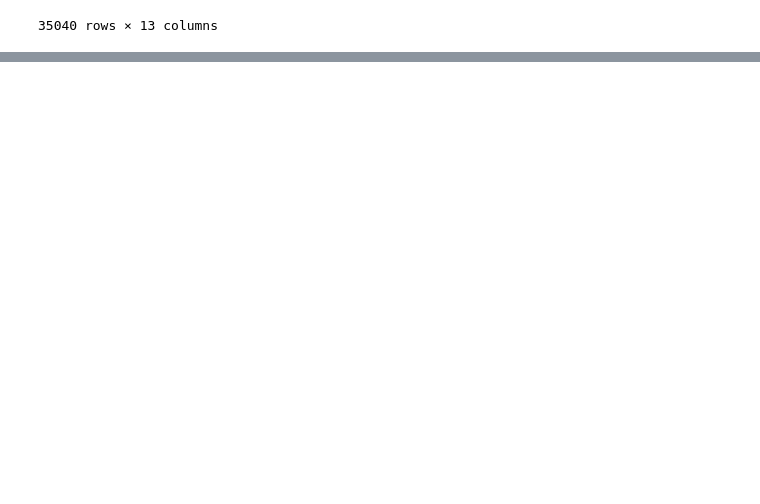
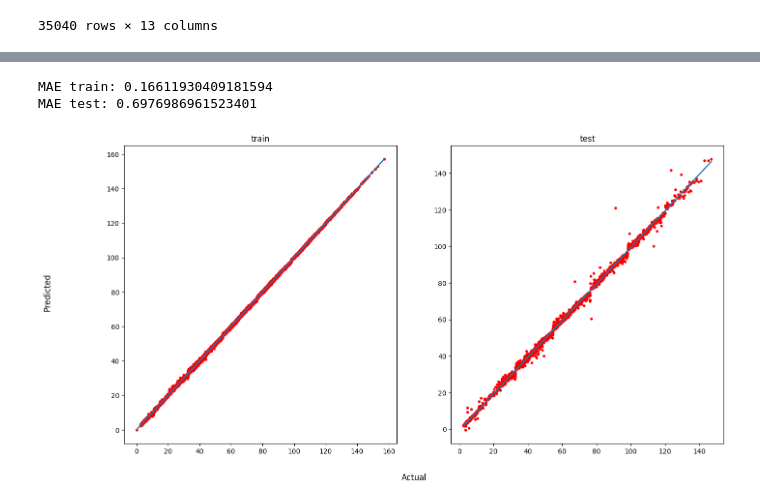
Before and after one commit to AndK37/energy-consumption-forecasting, a Jupyter notebook: energy.ipynb, the cells around one changed output, grey strips where cells are left out. Saved outputs shown, nothing was run; the diff lists cells and outputs as text; code cells hidden in the pictures; blank space fills up the shorter version.

```diff
--- a/energy.ipynb
+++ b/energy.ipynb
@@ -91,18 +65,21 @@ df
 | 35038 | 3.78 | 3.06 | 0.11 | 0.0 | 77.72 | ... |
 | 35039 | 3.67 | 3.02 | 0.07 | 0.0 | 77.22 | ... |
 35040 rows × 13 columns
+# %%
+df_train = df.sample(frac=0.8)
+df_test = df.drop(df_train.index)
 # %%
-n = 10000
+n = 1000
 nu = 0.1
 trees = []
 PARAMS = ['Lagging_Current_Reactive.Power_kVarh','Leading_Current_Reactive_Power_kVarh', 'CO2(tCO2)', 'Lagging_Current_Power_Factor', 'Leading_Current_Power_Factor', 'NSM', 'WeekStatus', 'Day_of_week', 'Load_Type', 'day', 'month', 'time']
-df['y_pred'] = df['Usage_kWh'].mean()
+df_train['y_pred'] = df_train['Usage_kWh'].mean()
 
 for i in range(n):
-    df['r'] = df['Usage_kWh'] - df['y_pred']
-    tree = DecisionTreeRegressor(max_depth=1)
-    tree.fit(df[PARAMS], df['r'])
-    df['y_pred'] += nu * tree.predict(df[PARAMS])
+    df_train['r'] = df_train['Usage_kWh'] - df_train['y_pred']
+    tree = DecisionTreeRegressor(max_depth=5)
+    tree.fit(df_train[PARAMS], df_train['r'])
+    df_train['y_pred'] += nu * tree.predict(df_train[PARAMS])
     trees.append(tree)
-    print(f'{i + 1}: MAE: {mean_absolute_error(df['Usage_kWh'], df['y_pred'])}')
+df_train
 # %% [output]
@@ -140,0 +99,6 @@ plt.show()
+# %%
+df_test['y_pred'] = df_test['Usage_kWh'].mean()
+for tree in trees:
+    df_test['y_pred'] += nu * tree.predict(df_test[PARAMS])
+df_test['r'] = df_test['Usage_kWh'] - df_test['y_pred']
+df_test
@@ -140,0 +119,29 @@ plt.show()
+# %%
+print(f'MAE train: {mean_absolute_error(df_train['Usage_kWh'], df_train['y_pred'])}')
+print(f'MAE test: {mean_absolute_error(df_test['Usage_kWh'], df_test['y_pred'])}')
+# %% [output]
+MAE train: 0.16611930409181594
+MAE test: 0.6976986961523401
+# %%
+fig, (ax1, ax2) = plt.subplots(nrows=1, ncols=2)
+fig.set_size_inches(16, 8)
+fig.supxlabel('Actual')
+fig.supylabel('Predicted')
+
+x_train = df_train['Usage_kWh']
+y_train = df_train['y_pred']
+
+ax1.plot(x_train, y_train, '.', color = 'r')
+m, b = np.polyfit(x_train, y_train, 1)
+ax1.plot(x_train, m * x_train + b)
+ax1.title.set_text('train')
+
+x_test = df_test['Usage_kWh']
+y_test = df_test['y_pred']
+
+ax2.plot(x_test, y_test, '.', color = 'r')
+m, b = np.polyfit(x_test, y_test, 1)
+ax2.plot(x_test, m * x_test + b)
+ax2.title.set_text('test')
+# %% [output]
+[figure, added]
```
Also changed, not shown: parts of 8 cells of this notebook.
